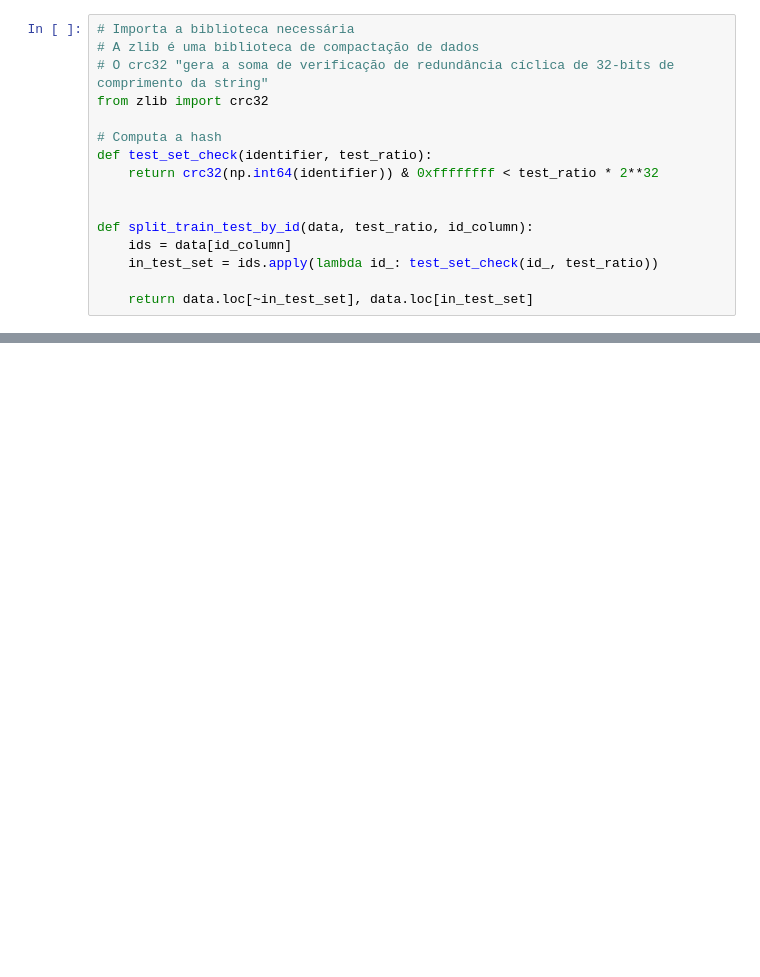
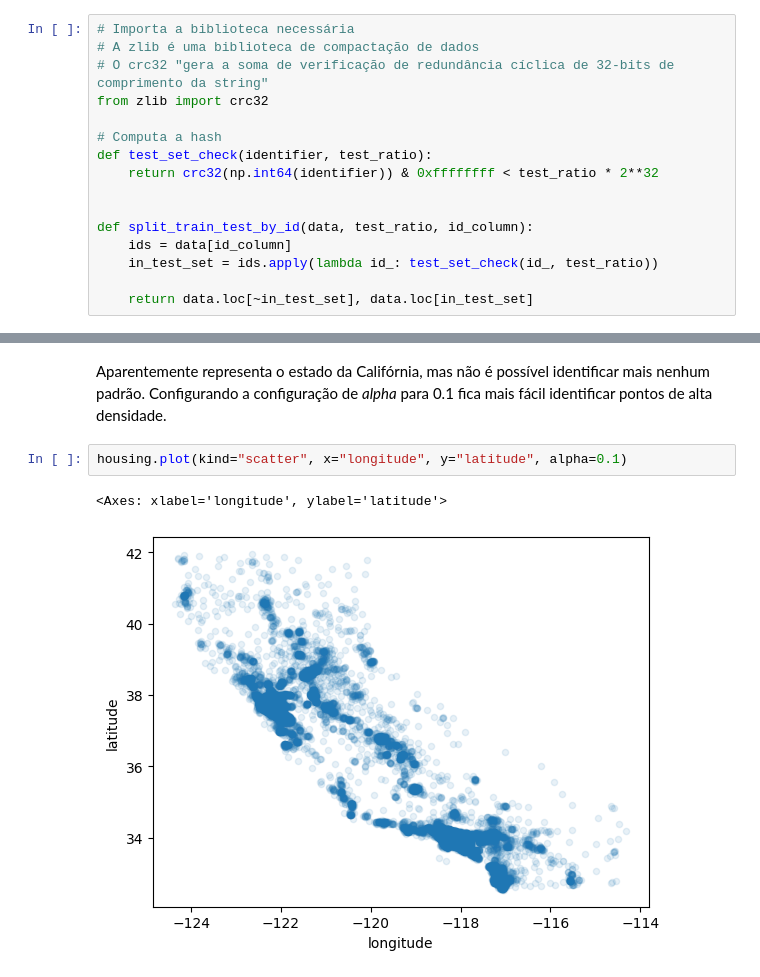
Before and after one commit to juliamsousa/foundation-sports-analytics, a Jupyter notebook: PraticaLivroImobiliario.ipynb, the cells around one changed output, grey strips where cells are left out. Cells and saved outputs as stored; diff of their text form; blank space fills up the shorter version.

```diff
--- a/PraticaLivroImobiliario.ipynb
+++ b/PraticaLivroImobiliario.ipynb
@@ -190,0 +279,7 @@ O _dataset_ de moradia não apresenta um identificador único. A forma mais simp
+# %% [markdown]
+Aparentemente representa o estado da Califórnia, mas não é possível identificar mais nenhum padrão. Configurando a configuração de _alpha_ para 0.1 fica mais fácil identificar pontos de alta densidade.
+# %%
+housing.plot(kind="scatter", x="longitude", y="latitude", alpha=0.1)
+# %% [output]
+<Axes: xlabel='longitude', ylabel='latitude'>
+[figure, added]
```
Also changed, not shown: parts of 35 cells of this notebook.
